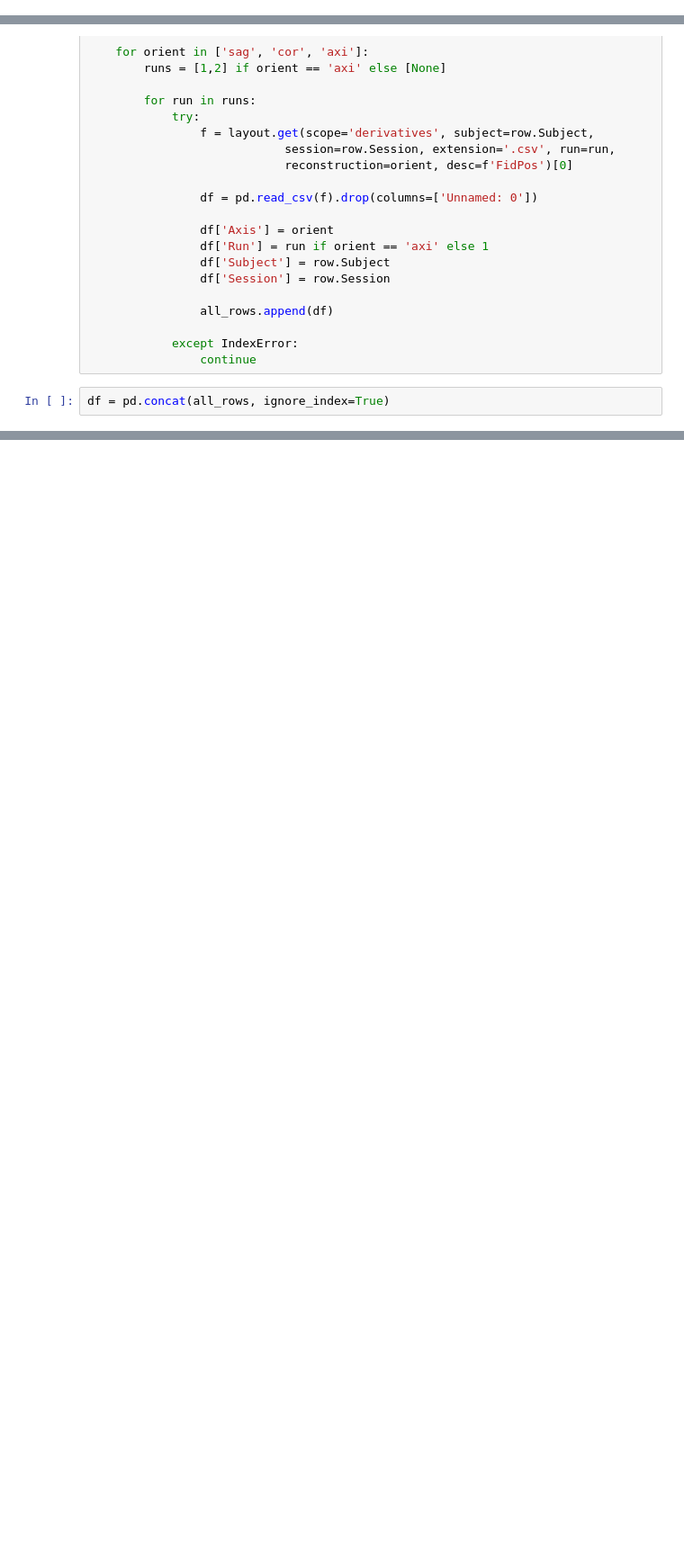
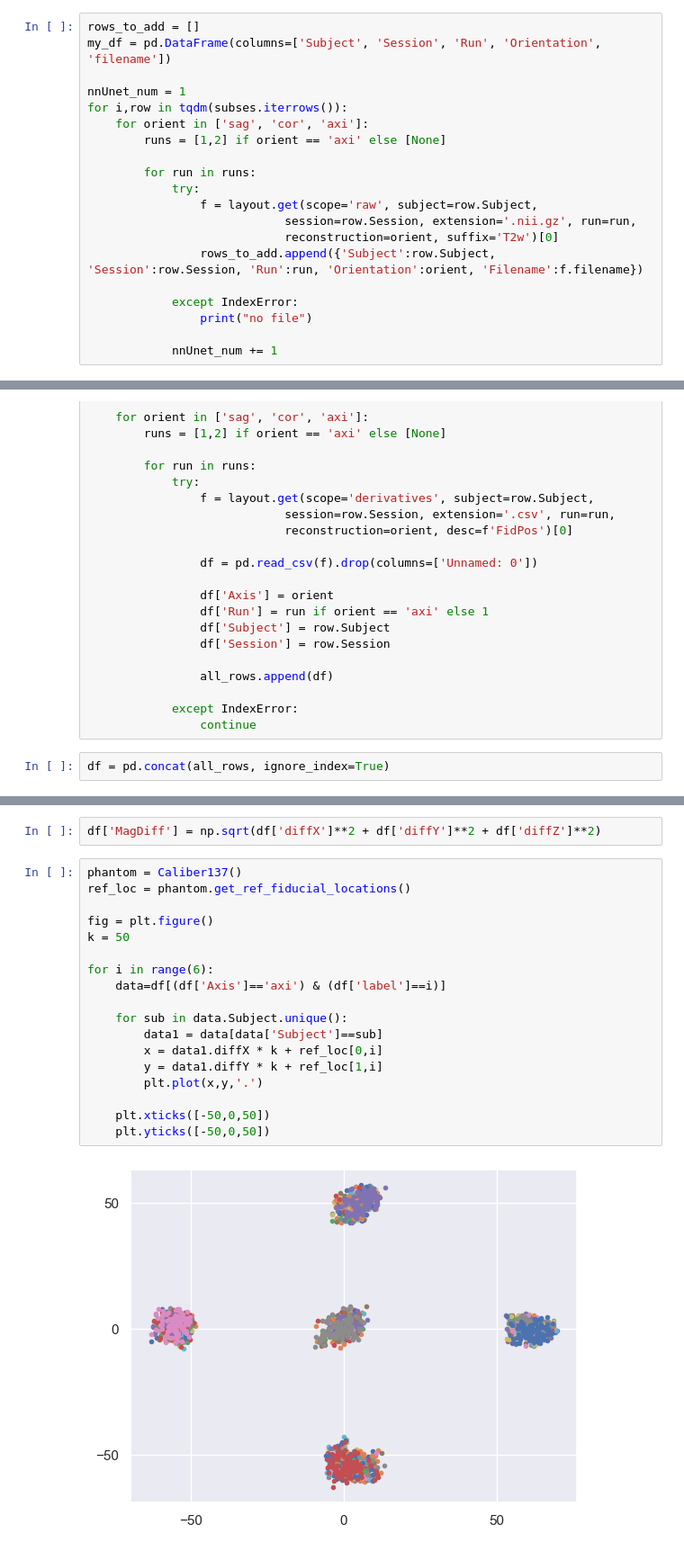
Before and after one commit to UNITY-Physics/unity_qa_paper, a Jupyter notebook: notebooks/distortions.ipynb, the cells around one changed output, grey strips where cells are left out. Shown at 90% size. Drawn from its saved outputs; the diff is of its cells as text; blank space fills up the shorter version.

```diff
--- a/notebooks/distortions.ipynb
+++ b/notebooks/distortions.ipynb
@@ -25,0 +25,20 @@ layout.get(scope='')
+# %%
+rows_to_add = []
+my_df = pd.DataFrame(columns=['Subject', 'Session', 'Run', 'Orientation', 'filename'])
+
+nnUnet_num = 1
+for i,row in tqdm(subses.iterrows()):
+    for orient in ['sag', 'cor', 'axi']:
+        runs = [1,2] if orient == 'axi' else [None]
+
+        for run in runs:
+            try:
+                f = layout.get(scope='raw', subject=row.Subject,
+                            session=row.Session, extension='.nii.gz', run=run,
+                            reconstruction=orient, suffix='T2w')[0]
+                rows_to_add.append({'Subject':row.Subject, 'Session':row.Session, 'Run':run, 'Orientation':orient, 'Filename':f.filename})
+
+            except IndexError:
+                print("no file")
+
+            nnUnet_num += 1
@@ -74,0 +97,22 @@ dtype: object
+# %%
+df['MagDiff'] = np.sqrt(df['diffX']**2 + df['diffY']**2 + df['diffZ']**2)
+# %%
+phantom = Caliber137()
+ref_loc = phantom.get_ref_fiducial_locations()
+
+fig = plt.figure()
+k = 50
+
+for i in range(6):
+    data=df[(df['Axis']=='axi') & (df['label']==i)]
+
+    for sub in data.Subject.unique():
+        data1 = data[data['Subject']==sub]
+        x = data1.diffX * k + ref_loc[0,i]
+        y = data1.diffY * k + ref_loc[1,i]
+        plt.plot(x,y,'.')
+
+    plt.xticks([-50,0,50])
+    plt.yticks([-50,0,50])
+# %% [output]
+[figure, added]
```
Also changed, not shown: parts of 29 cells of this notebook.
